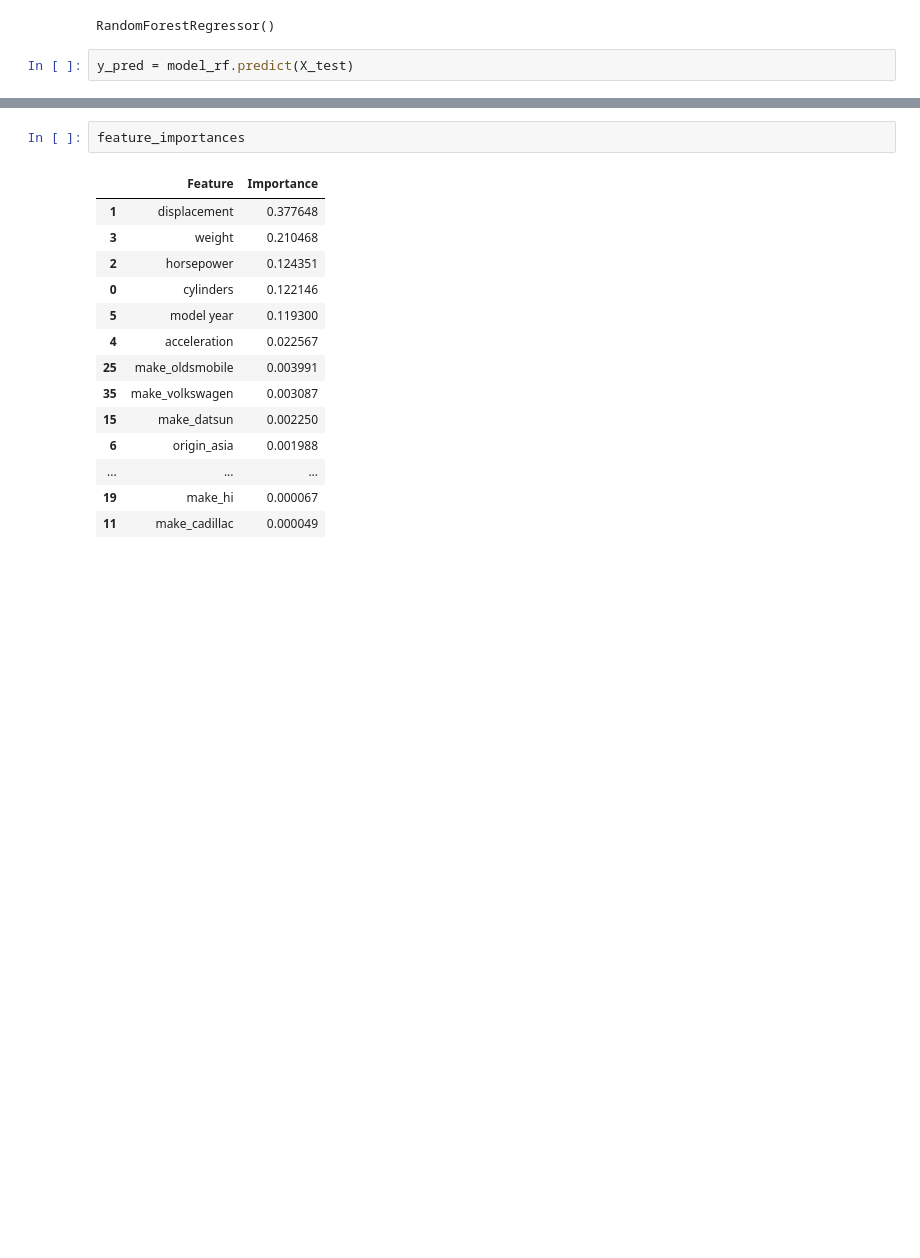
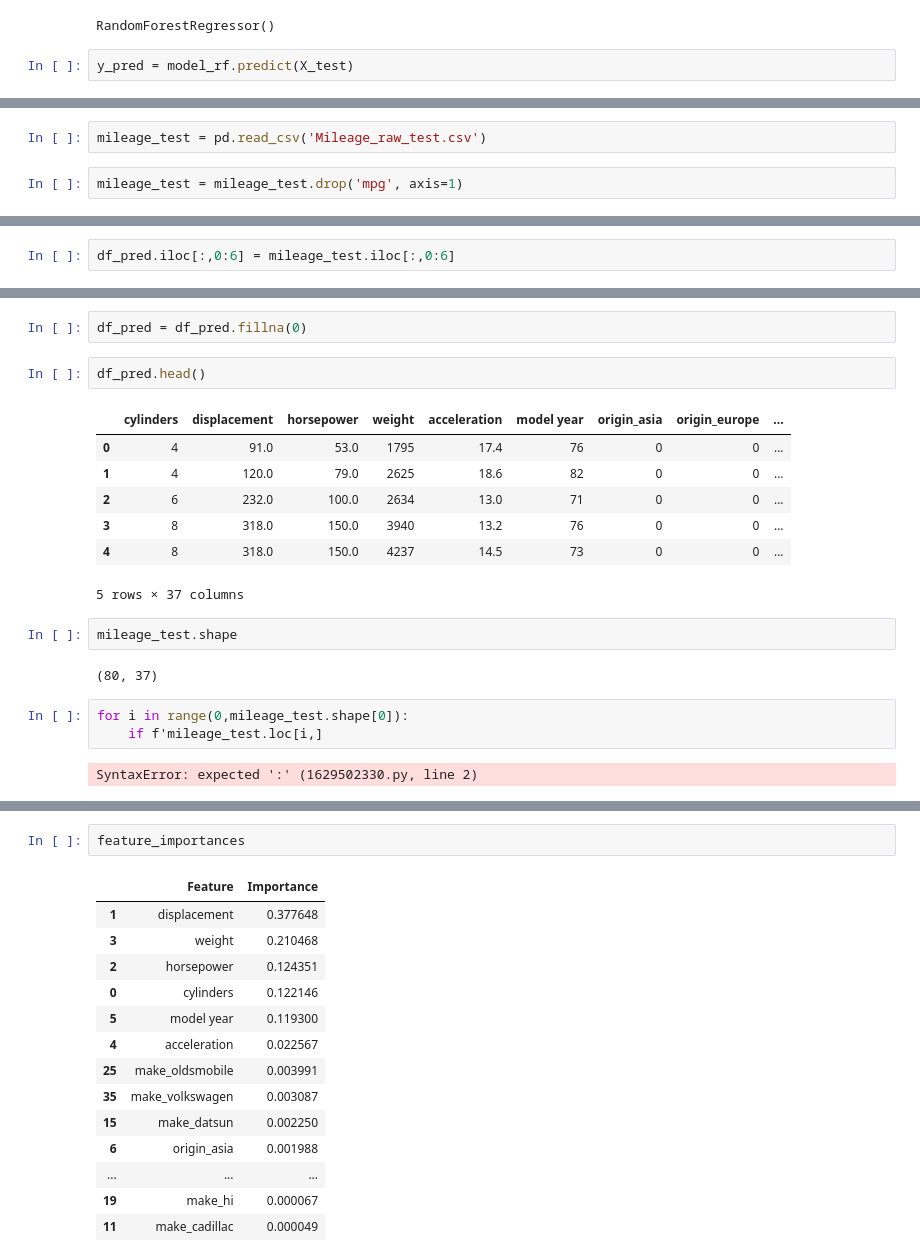
Before and after one commit to anirudhsardiwal/Mileage-Prediction-App, a Jupyter notebook: mileage_prediction.ipynb, the cells around one changed output, grey strips where cells are left out. Drawn from its saved outputs; the diff is of its cells as text; blank space fills up the shorter version.

```diff
--- a/mileage_prediction.ipynb
+++ b/mileage_prediction.ipynb
@@ -261,0 +305,4 @@ y_pred = model_rf.predict(X_test)
+# %%
+mileage_test = pd.read_csv('Mileage_raw_test.csv')
+# %%
+mileage_test = mileage_test.drop('mpg', axis=1)
@@ -261,0 +311,2 @@ y_pred = model_rf.predict(X_test)
+# %%
+df_pred.iloc[:,0:6] = mileage_test.iloc[:,0:6]
@@ -261,0 +331,21 @@ y_pred = model_rf.predict(X_test)
+# %%
+df_pred = df_pred.fillna(0)
+# %%
+df_pred.head()
+# %% [output]
+|  | cylinders | displacement | horsepower | weight | acceleration | model year | origin_asia | origin_europe | ... |
+| 0 | 4 | 91.0 | 53.0 | 1795 | 17.4 | 76 | 0 | 0 | ... |
+| 1 | 4 | 120.0 | 79.0 | 2625 | 18.6 | 82 | 0 | 0 | ... |
+| 2 | 6 | 232.0 | 100.0 | 2634 | 13.0 | 71 | 0 | 0 | ... |
+| 3 | 8 | 318.0 | 150.0 | 3940 | 13.2 | 76 | 0 | 0 | ... |
+| 4 | 8 | 318.0 | 150.0 | 4237 | 14.5 | 73 | 0 | 0 | ... |
+5 rows × 37 columns
+# %%
+mileage_test.shape
+# %% [output]
+(80, 37)
+# %%
+for i in range(0,mileage_test.shape[0]):
+    if f'mileage_test.loc[i,]
+# %% [output]
+SyntaxError: expected ':' (1629502330.py, line 2)
```
Also changed, not shown: parts of 16 cells of this notebook, 3 other files.
